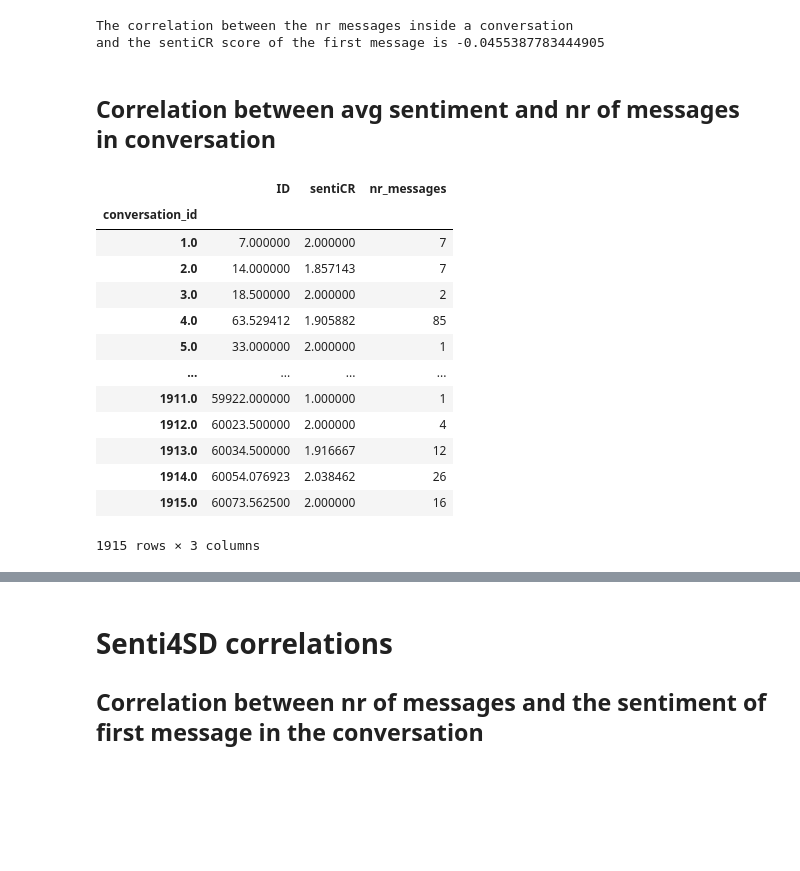
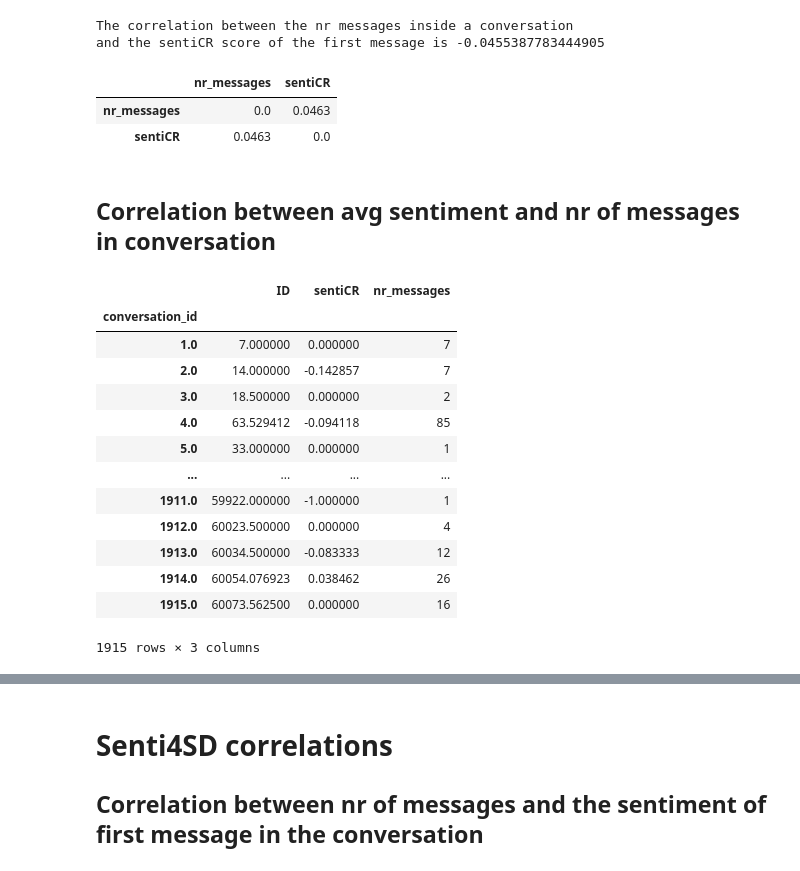
Before and after one commit to Tomgroot/empiricalSE, a Jupyter notebook: SentiScore.ipynb, the cells around one changed output, grey strips where cells are left out. Drawn from its saved outputs; the diff is of its cells as text; code cells hidden in the pictures; blank space fills up the shorter version.

```diff
--- a/SentiScore.ipynb
+++ b/SentiScore.ipynb
@@ -134,28 +146,33 @@ print(f"The correlation between the nr messages inside a conversation \nand the
 # %% [output]
 The correlation between the nr messages inside a conversation
 and the sentiCR score of the first message is -0.0455387783444905
+# %%
+calculate_pvalues(df_with_sentiment[['nr_messages','sentiCR']])
+# %% [output]
+|  | nr_messages | sentiCR |
+| nr_messages | 0.0 | 0.0463 |
+| sentiCR | 0.0463 | 0.0 |
 # %% [markdown]
 ## Correlation between avg sentiment and nr of messages in conversation
 # %%
 avg_senti_df = df_sentiCR.copy()
-avg_senti_df['sentiCR'] += 2 # Plus two otherwise one 0 in the conversation will directly lead to a mean of 0
 avg_senti_df = avg_senti_df.groupby('conversation_id').mean()
 avg_senti_df['nr_messages'] = response_df
 avg_senti_df
 # %% [output]
 |  | ID | sentiCR | nr_messages |
 | conversation_id |  |  |  |
-| 1.0 | 7.000000 | 2.000000 | 7 |
-| 2.0 | 14.000000 | 1.857143 | 7 |
-| 3.0 | 18.500000 | 2.000000 | 2 |
-| 4.0 | 63.529412 | 1.905882 | 85 |
-| 5.0 | 33.000000 | 2.000000 | 1 |
+| 1.0 | 7.000000 | 0.000000 | 7 |
+| 2.0 | 14.000000 | -0.142857 | 7 |
+| 3.0 | 18.500000 | 0.000000 | 2 |
+| 4.0 | 63.529412 | -0.094118 | 85 |
+| 5.0 | 33.000000 | 0.000000 | 1 |
 | ... | ... | ... | ... |
-| 1911.0 | 59922.000000 | 1.000000 | 1 |
-| 1912.0 | 60023.500000 | 2.000000 | 4 |
-| 1913.0 | 60034.500000 | 1.916667 | 12 |
-| 1914.0 | 60054.076923 | 2.038462 | 26 |
-| 1915.0 | 60073.562500 | 2.000000 | 16 |
+| 1911.0 | 59922.000000 | -1.000000 | 1 |
+| 1912.0 | 60023.500000 | 0.000000 | 4 |
+| 1913.0 | 60034.500000 | -0.083333 | 12 |
+| 1914.0 | 60054.076923 | 0.038462 | 26 |
+| 1915.0 | 60073.562500 | 0.000000 | 16 |
 1915 rows × 3 columns
 # %%
 corr=avg_senti_df['nr_messages'].corr(avg_senti_df['sentiCR'])
```
Also changed, not shown: parts of 17 cells of this notebook.
